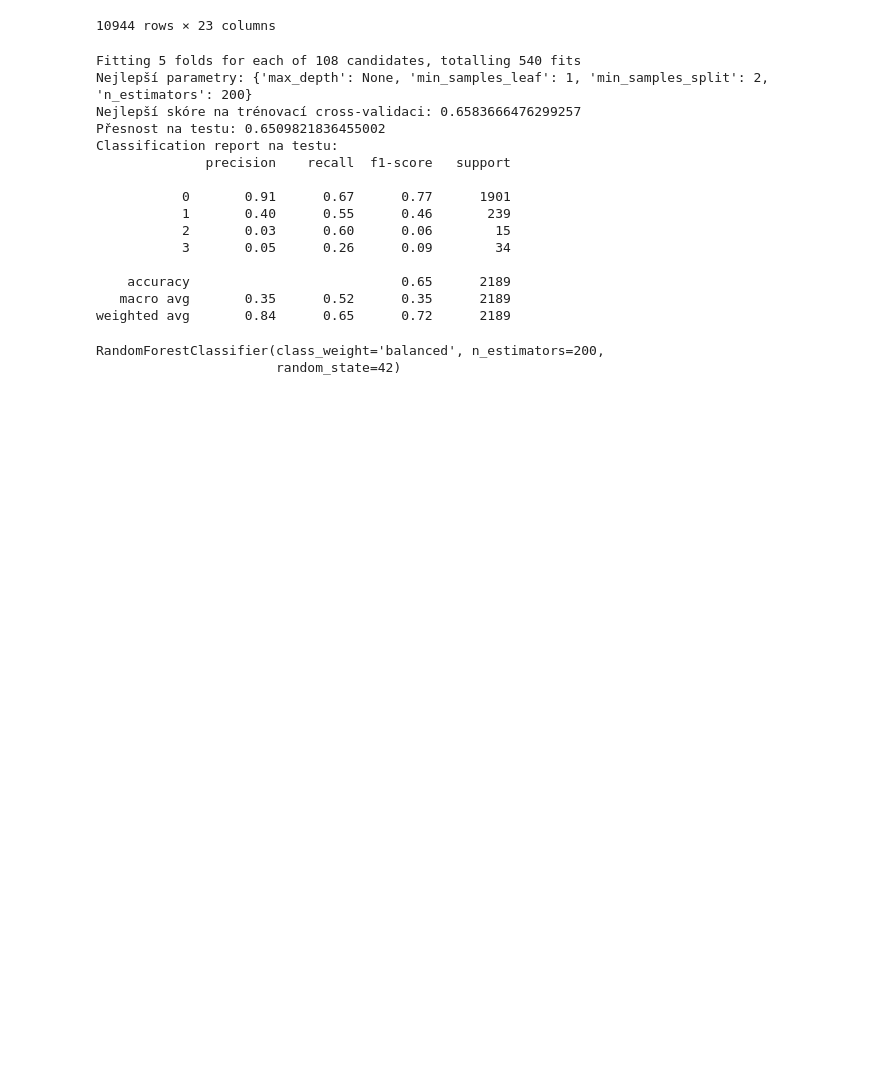
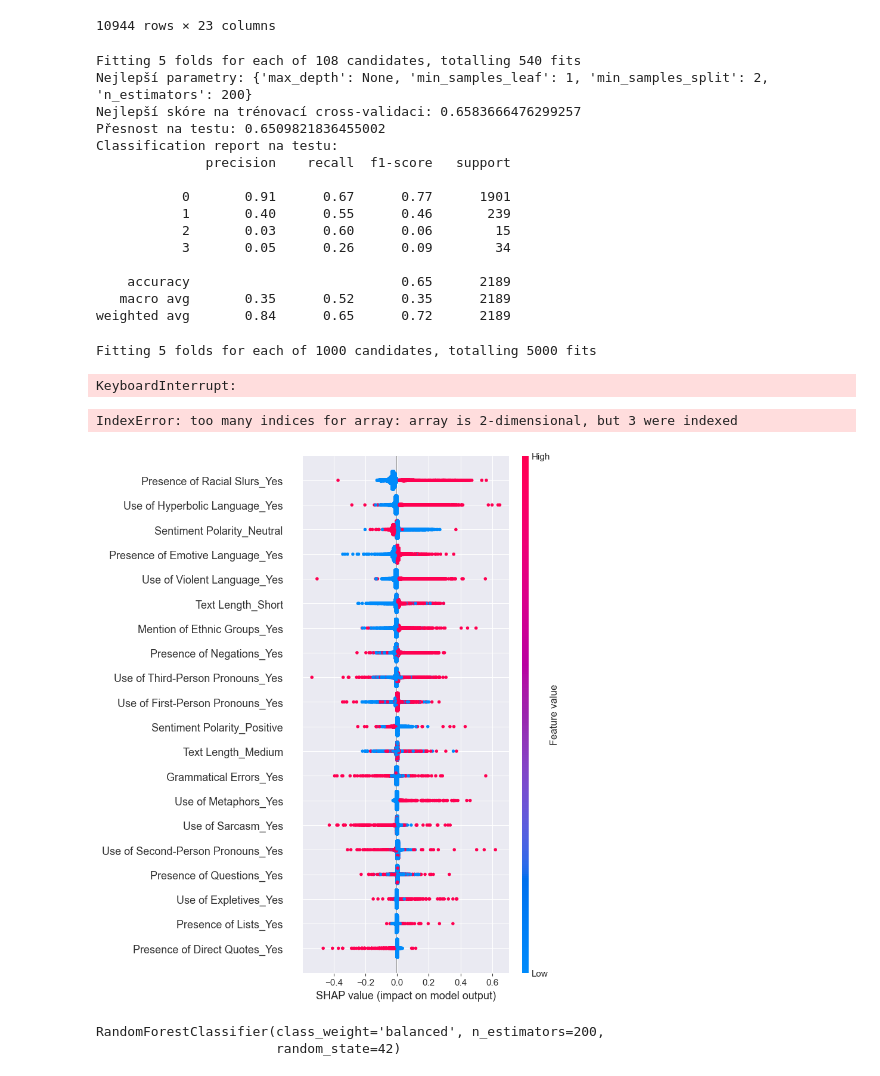
Before and after one commit to vojtech-balek/llm-features, a Jupyter notebook: notebooks/classification/llm-classification-hate.ipynb, the cells around one changed output. Saved outputs shown, nothing was run; the diff lists cells and outputs as text; code cells hidden in the pictures; blank space fills up the shorter version.

```diff
--- a/notebooks/classification/llm-classification-hate.ipynb
+++ b/notebooks/classification/llm-classification-hate.ipynb
@@ -195,3 +193,72 @@ import shap
+# %%
+grid_rfc = {
+    'max_depth': [10, 20, 30, 40, 50, None],
+    'max_features': ['log2', 'sqrt', 30],
+    'min_samples_leaf': [30, 40, 50, 60, 70, 90],
+    'min_samples_split': [20, 30, 50, 60, 90],
+    'n_estimators': [ 100, 200, 400, 1000]}
+
+from sklearn.ensemble import GradientBoostingClassifier
+from sklearn.metrics import recall_score,f1_score, precision_score, mean_absolute_error, mean_squared_error
+from sklearn.inspection import permutation_importance
+from sklearn.model_selection import RandomizedSearchCV
+def train_gbc(X_train, y_train, X_test, y_test, metric = None):
+    gbc = GradientBoostingClassifier()
+    gbc_grid = RandomizedSearchCV(estimator = gbc, n_iter=1000 , param_distributions = grid_rfc, cv = 5, verbose=3, n_jobs = -1, scoring=metric, random_state=42)
+    gbc_grid.fit(X_train, y_train)
+    best = gbc_grid.best_estimator_
+
+    y_pred = best.predict(X_test)
+    display(f"Best params: {gbc_grid.best_params_}")
+    display(f"Gradient Boosting Classifier Accuracy score: {accuracy_score(y_test, y_pred)}")
+    display(f"Gradient Boosting Classifier Recall score: {recall_score(y_test, y_pred, average='macro')}")
+    display(f"Gradient Boosting Classifier F1 score: {f1_score(y_test,  y_pred, average='macro')}")
+    display(f"Gradient Boosting Classifier Precision score: {precision_score(y_test, y_pred, average='macro')}")
+    # get_conf_matrix(y_test, y_pred)
+
+
+    result = permutation_importance(
+        best, X_test, y_test, n_repeats=30, random_state=42, n_jobs=2
+    )
+    forest_importances = pd.Series(result.importances_mean, index=X_train.columns)
+    forest_importances = forest_importances.sort_values(ascending=False)[:16]
+    display(forest_importances)
+
+    fig, ax = plt.subplots()
+    forest_importances.plot.bar(ax=ax)
+    ax.set_title("Feature importances using permutation on full model")
+    ax.set_ylabel("Mean accuracy decrease")
+    fig.tight_layout()
+    plt.show()
+
+    return best
+
+best = train_gbc(X_train, y_train, X_test, y_test, 'recall_macro')
+# %% [output]
+Fitting 5 folds for each of 1000 candidates, totalling 5000 fits
+KeyboardInterrupt:
+# %%
+import shap
+# Plot SHAP summary plot
+explainer = shap.Explainer(best.predict, X_train)
+shap_values = explainer.shap_values(X_train)
+shap.summary_plot(
+    shap_values,  # Use the SHAP values for class 0 - no hate speech
+    X_train,
+    class_names=best.classes_,
+    max_display=20
+)
+# %% [output]
+IndexError: too many indices for array: array is 2-dimensional, but 3 were indexed
+# %%
+shap.summary_plot(
+    shap_values,  # Use the SHAP values for class 0 - no hate speech
+    X_train,
+    class_names=best.classes_,
+    max_display=20
+)
+# %% [output]
+[figure, added]
 # %%
 best_model
 # %% [output]
```
Also changed, not shown: parts of 5 cells of this notebook, 1 other file.
